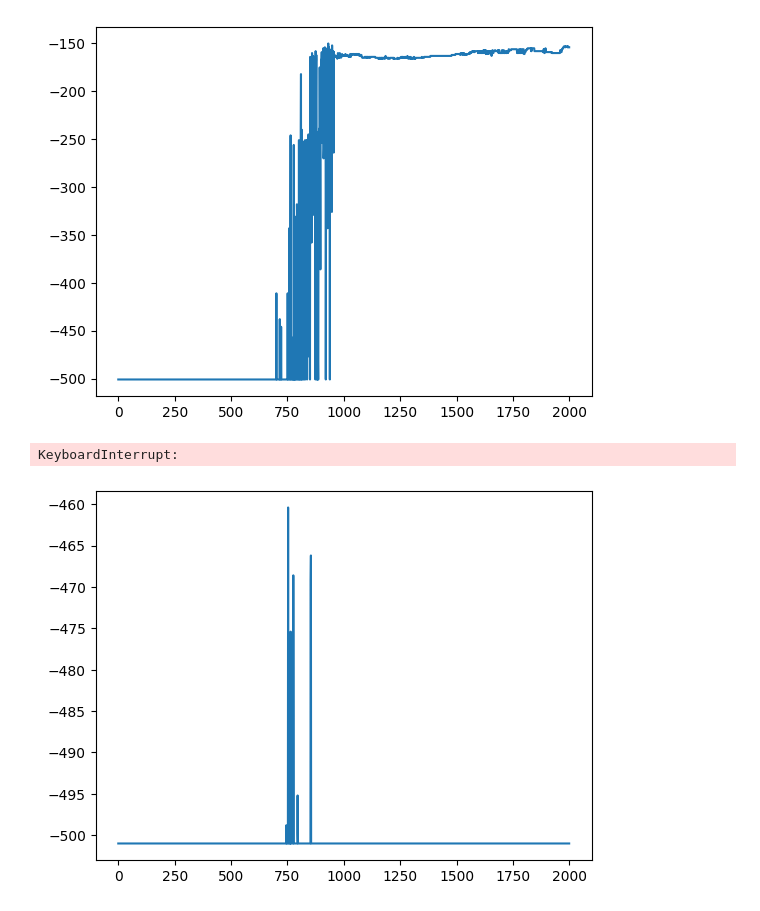
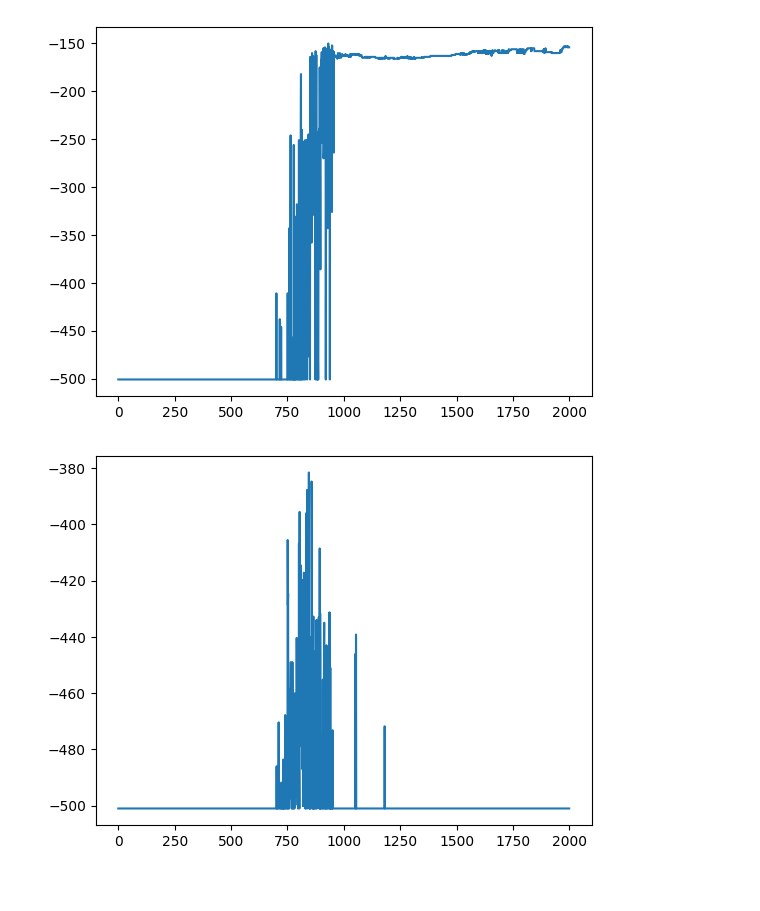
Before and after one commit to hamza-elhamdadi/RL-final-project, a Jupyter notebook: testing_mountain_car.ipynb, the cells around one changed output. Cells and saved outputs as stored; diff of their text form; code cells hidden in the pictures.

```diff
--- a/testing_mountain_car.ipynb
+++ b/testing_mountain_car.ipynb
@@ -3,19 +3,3 @@ from MDP import MountainCar, CartPole
 from RLAlgorithms import ESGNStepSARSA, TrueOnlineSARSALambda
 import matplotlib.pyplot as plt
 import numpy as np
-# %%
-num_trials = 5
-mc = MountainCar()
-
-alg = TrueOnlineSARSALambda(mc, M=3, tdr=0.5, alpha=0.001, approach='epsilon-greedy')
-Gs = np.zeros(alg.num_episodes)
-
-for _ in range(num_trials):
-    alg.reset()
-    Gs += np.array(alg.run())
-
-Gs /= num_trials
-
-plt.clf()
-plt.plot(range(len(Gs)), Gs)
-plt.savefig(f'experiments/SARSALambda/MountainCar/lambda-{0.5}-alpha-{0.001}-ep-{3000}.png', facecolor='white')
@@ -37,33 +19,31 @@ plt.plot(range(len(Gs)), Gs)
 # %%
 num_trials = 5
 mc = MountainCar()
 
 hp_settings = [
     (3, 0.5, 0.001),
     (5, 0.5, 0.001),
-    (10, 0.5, 0.001),
     (3, 0.4, 0.001),
     (3, 0.6, 0.001),
     (3, 0.5, 0.01),
     (3, 0.5, 0.005),
     (2, 0.5, 0.001)
 ]
 
 for h in hp_settings:
     M, tdr, alpha = h
 
     alg = TrueOnlineSARSALambda(mc, M=M, tdr=tdr, alpha=alpha, approach='epsilon-greedy')
     Gs = np.zeros(alg.num_episodes)
 
     for _ in range(num_trials):
         alg.reset()
         Gs += np.array(alg.run())
 
     Gs /= num_trials
 
     plt.clf()
     plt.plot(range(len(Gs)), Gs)
     plt.savefig(f'experiments/SARSALambda/MountainCar/M-{M}-lambda-{tdr}-alpha-{alpha}.png', facecolor='white')
 # %% [output]
-KeyboardInterrupt:
-[figure, old version]
+[figure, new version]
```
Also changed, not shown: parts of 1 cell of this notebook, 10 other files.
